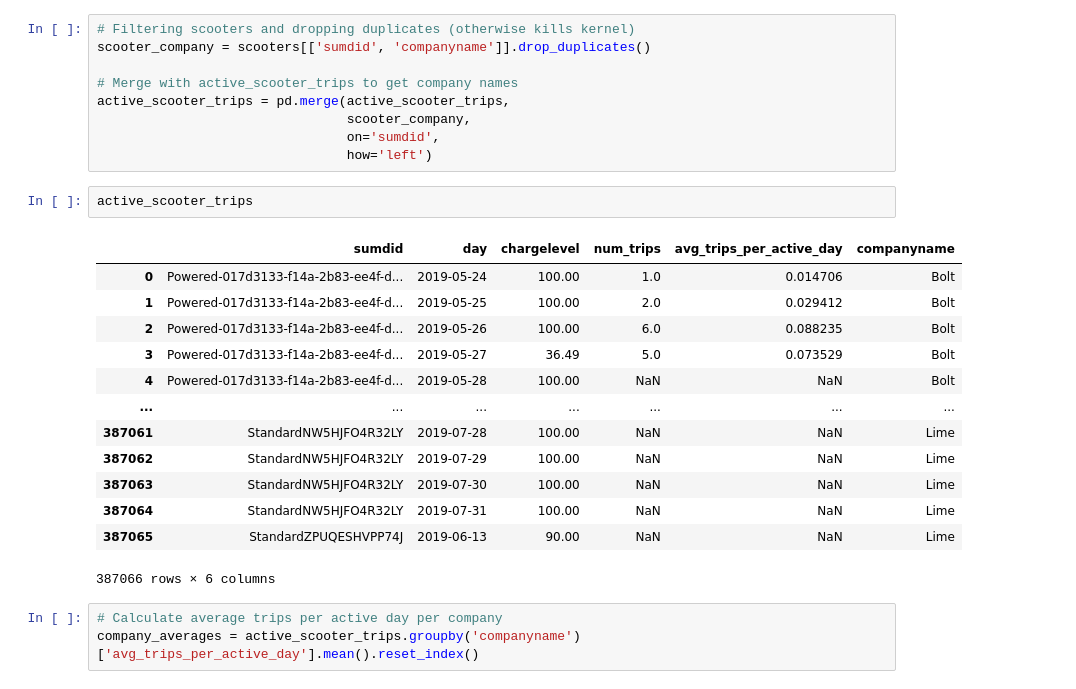
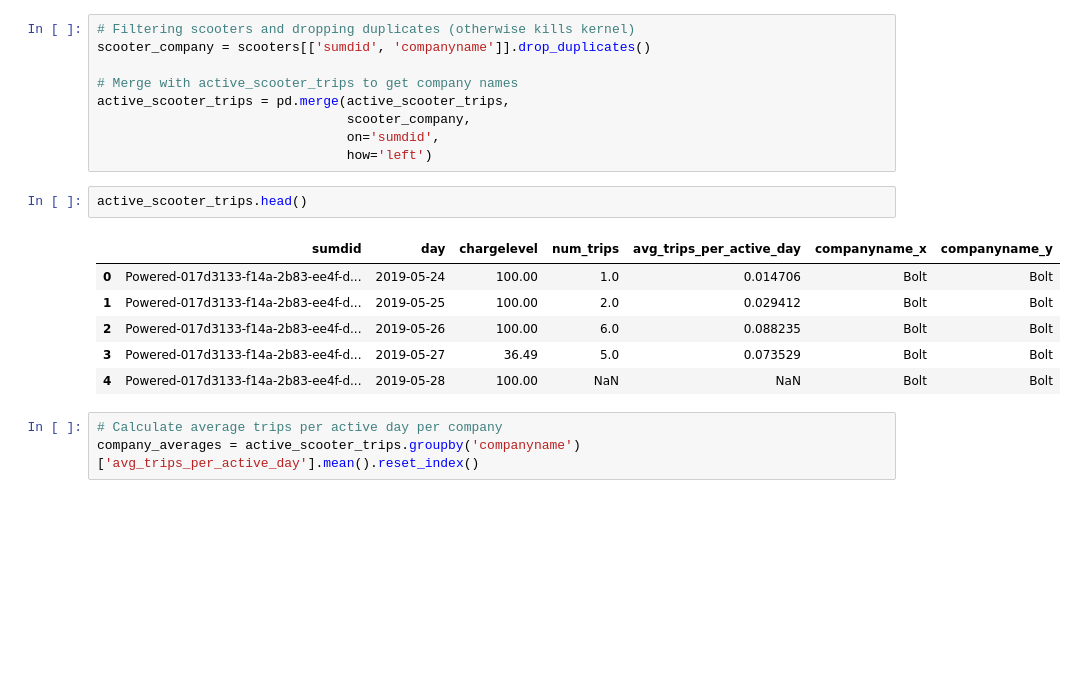
Before and after one commit to NSS-Data-Analytics-Cohort-11/scooters-no-pineapple, a Jupyter notebook: notebook/scooters.ipynb, the cells around one changed output. Drawn from its saved outputs; the diff is of its cells as text; blank space fills up the shorter version.

```diff
--- a/notebook/scooters.ipynb
+++ b/notebook/scooters.ipynb
@@ -255,21 +255,14 @@ active_scooter_trips = pd.merge(active_scooter_trips,
                                 on='sumdid',
                                 how='left')
 # %%
-active_scooter_trips
+active_scooter_trips.head()
 # %% [output]
-|  | sumdid | day | chargelevel | num_trips | avg_trips_per_active_day | companyname |
-| 0 | Powered-017d3133-f14a-2b83-ee4f-d... | 2019-05-24 | 100.00 | 1.0 | 0.014706 | Bolt |
-| 1 | Powered-017d3133-f14a-2b83-ee4f-d... | 2019-05-25 | 100.00 | 2.0 | 0.029412 | Bolt |
-| 2 | Powered-017d3133-f14a-2b83-ee4f-d... | 2019-05-26 | 100.00 | 6.0 | 0.088235 | Bolt |
-| 3 | Powered-017d3133-f14a-2b83-ee4f-d... | 2019-05-27 | 36.49 | 5.0 | 0.073529 | Bolt |
-| 4 | Powered-017d3133-f14a-2b83-ee4f-d... | 2019-05-28 | 100.00 | NaN | NaN | Bolt |
-| ... | ... | ... | ... | ... | ... | ... |
-| 387061 | StandardNW5HJFO4R32LY | 2019-07-28 | 100.00 | NaN | NaN | Lime |
-| 387062 | StandardNW5HJFO4R32LY | 2019-07-29 | 100.00 | NaN | NaN | Lime |
-| 387063 | StandardNW5HJFO4R32LY | 2019-07-30 | 100.00 | NaN | NaN | Lime |
-| 387064 | StandardNW5HJFO4R32LY | 2019-07-31 | 100.00 | NaN | NaN | Lime |
-| 387065 | StandardZPUQESHVPP74J | 2019-06-13 | 90.00 | NaN | NaN | Lime |
+|  | sumdid | day | chargelevel | num_trips | avg_trips_per_active_day | companyname_x | companyname_y |
+| 0 | Powered-017d3133-f14a-2b83-ee4f-d... | 2019-05-24 | 100.00 | 1.0 | 0.014706 | Bolt | Bolt |
+| 1 | Powered-017d3133-f14a-2b83-ee4f-d... | 2019-05-25 | 100.00 | 2.0 | 0.029412 | Bolt | Bolt |
+| 2 | Powered-017d3133-f14a-2b83-ee4f-d... | 2019-05-26 | 100.00 | 6.0 | 0.088235 | Bolt | Bolt |
+| 3 | Powered-017d3133-f14a-2b83-ee4f-d... | 2019-05-27 | 36.49 | 5.0 | 0.073529 | Bolt | Bolt |
+| 4 | Powered-017d3133-f14a-2b83-ee4f-d... | 2019-05-28 | 100.00 | NaN | NaN | Bolt | Bolt |
-387066 rows × 6 columns
 # %%
 # Calculate average trips per active day per company
 company_averages = active_scooter_trips.groupby('companyname')['avg_trips_per_active_day'].mean().reset_index()
```
Also changed, not shown: parts of 8 cells of this notebook.
